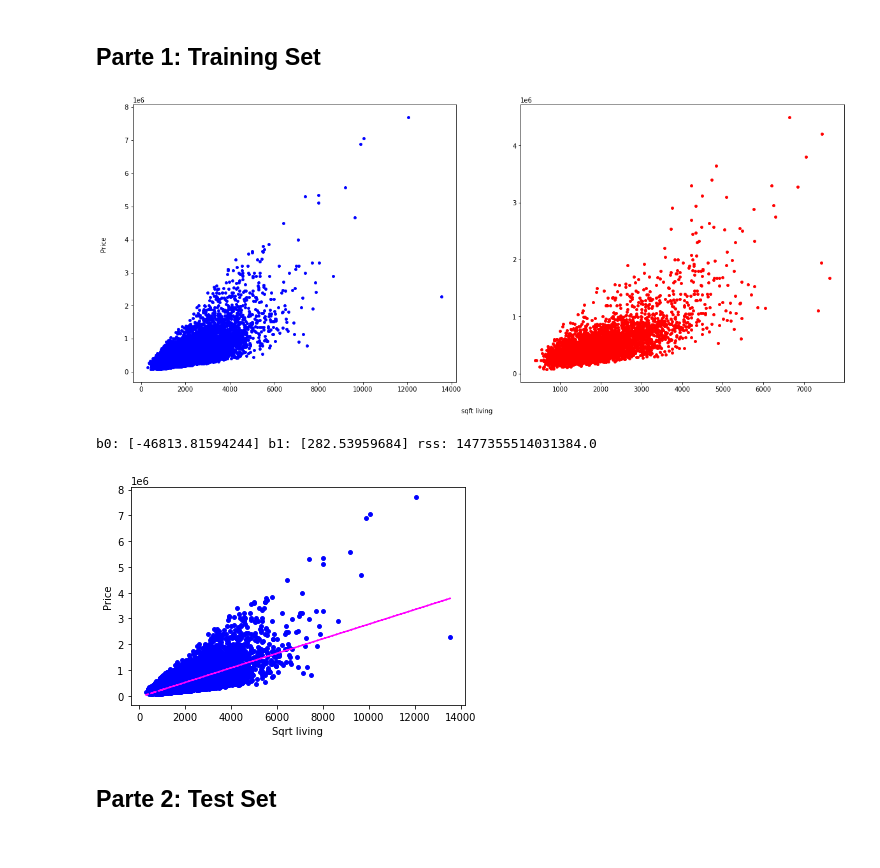
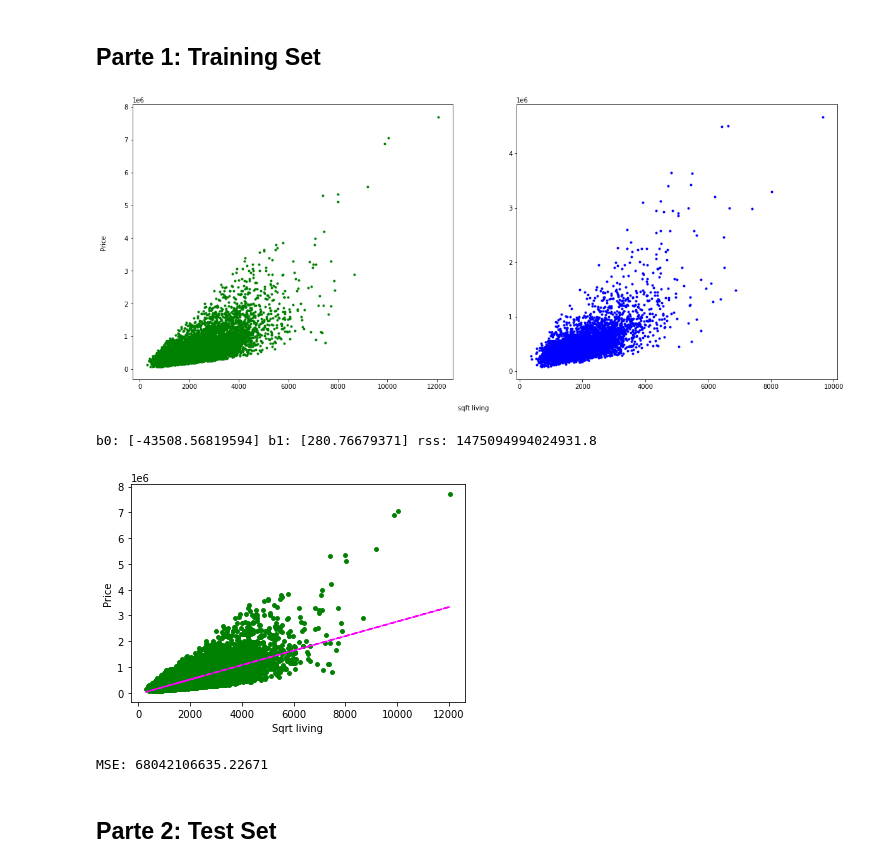
Before and after one commit to ojimenez-aeropost/AI-Cenfotec, a Jupyter notebook: posgrado-ai-master/Semana 1 - Regresion Lineal Simple/7-Practica-Semana-1.ipynb, the cells around one changed output. Saved outputs shown, nothing was run; the diff lists cells and outputs as text; code cells hidden in the pictures.

```diff
--- a/posgrado-ai-master/Semana 1 - Regresion Lineal Simple/7-Practica-Semana-1.ipynb
+++ b/posgrado-ai-master/Semana 1 - Regresion Lineal Simple/7-Practica-Semana-1.ipynb
@@ -35,3 +36,7 @@ data.head()
 # la Parte 1 y 2)
 
 # el ajuste debe realizarse sobre la variable data.
+
+data = data.sort_values(by='sqft_living', ascending=False)
+data = data.drop(data.index[0])
+data.head()
@@ -55,15 +66,15 @@ x_train,x_test,y_train,y_test = train_test_split(x,y,test_size=0.20,random_state
 # ambos charts deben desplegarse de forma horizonal (uno al lado del otro)
 fig, (fig1, fig2) = plt.subplots(1, 2, figsize=(20, 8))
 
-fig1.scatter(x_train.values,y_train.values,marker=".",s=60,c="blue")
-fig2.scatter(x_test.values,y_test.values,marker=".",s=60,c="red")
+fig1.scatter(x_train.values,y_train.values,marker=".",c="green")
+fig2.scatter(x_test.values,y_test.values,marker=".",c="blue")
 
 fig.text(0.5, 0.04, 'sqft living', ha='center')
 fig.text(0.09, 0.5, 'Price', va='center', rotation='vertical')
 
 plt.show()
 # %% [output]
-[figure, old version]
+[figure, new version]
 # %%
 # 4 [COMPLETE] (2pt)
 # utilize Sklearn para generar el modelo de regresion lineal sobre el training set.
@@ -78,21 +89,21 @@ rss = np.sum((y - b_0 - b_1 * x)**2)
 
 print("b0:",b_0, "b1:", b_1, "rss:", rss)
 # %% [output]
-b0: [-46813.81594244] b1: [282.53959684] rss: 1477355514031384.0
+b0: [-43508.56819594] b1: [280.76679371] rss: 1475094994024931.8
 # %%
 # 5 [COMPLETE] (2pt)
 # despliegue con Matplotlib el trainig set y el modelo (funcion de regresion) sobre
 # los datos. Aplique el color magenta a la linea de regresion.
-plt.scatter(x_reshaped,y_reshaped, marker = ".", s = 60, c = "blue")
+
+plt.scatter(x_reshaped,y_reshaped, marker = ".", s = 60, c = "green")
 plt.xlabel("Sqrt living")
 plt.ylabel("Price")
 
 # aqui estimamos la linea de regresion con unos parametros beta inventados.
 y_prima = model.predict(x_reshaped)
 
 # desplegamos el modelo que minimiza RSS
 plt.plot(x_reshaped, y_prima, 'r--', c = "magenta")
-
 plt.show()
 # %% [output]
-[figure, old version]
+[figure, new version]
@@ -102,3 +110,14 @@ plt.show()
+# %%
+# 6 [COMPLETE] (1pt)
+# calcule el MSE del training set
+mse_train = mean_squared_error(y_train.values.reshape(-1,1), y_prima)
+
+#Dejé esta línea comentada para primero calcular el mse train y luego del ajuste ejecutar esta linea y así tener ambas variables
+#mse_train_adj = mean_squared_error(y_train.values.reshape(-1,1), y_prima)
+
+print("MSE:",mse_train)
+# %% [output]
+MSE: 68042106635.22671
 # %% [markdown]
 ## Parte 2: Test Set
 # %%
```
Also changed, not shown: parts of 9 cells of this notebook.
